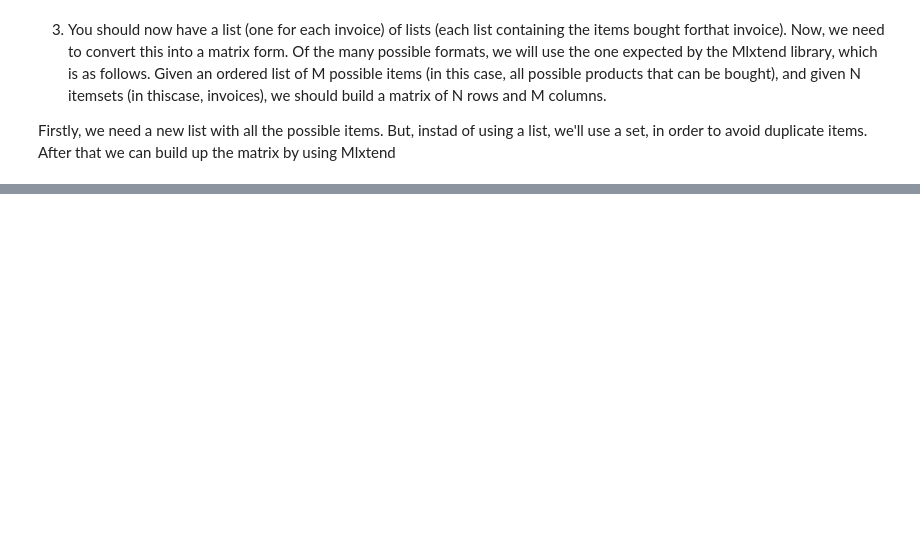
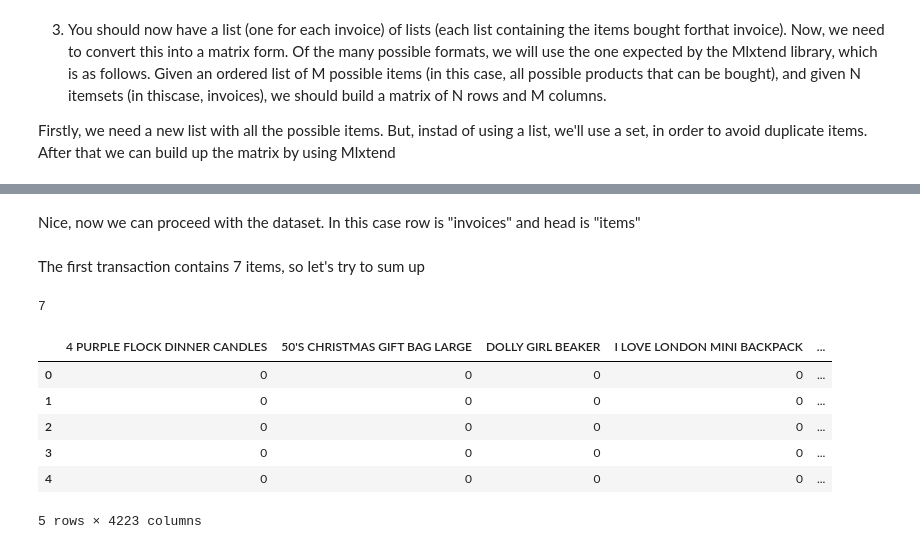
Before and after one commit to francescodisalvo05/Data-Science-Lab-Exercises, a Jupyter notebook: Notebooks/3-Laboratory-22-10-2020.ipynb, the cells around one changed output, grey strips where cells are left out. Cells and saved outputs as stored; diff of their text form; code cells hidden in the pictures; blank space fills up the shorter version.

```diff
--- a/Notebooks/3-Laboratory-22-10-2020.ipynb
+++ b/Notebooks/3-Laboratory-22-10-2020.ipynb
@@ -104,0 +98,2 @@ matrix
+# %% [markdown]
+Nice, now we can proceed with the dataset. In this case row is "invoices" and head is "items"
@@ -104,0 +102,6 @@ matrix
+# %% [markdown]
+The first transaction contains 7 items, so let's try to sum up
+# %%
+sum(matrix[0])
+# %% [output]
+7
@@ -104,0 +112,10 @@ matrix
+# %%
+df.head()
+# %% [output]
+|  | 4 PURPLE FLOCK DINNER CANDLES | 50'S CHRISTMAS GIFT BAG LARGE | DOLLY GIRL BEAKER | I LOVE LONDON MINI BACKPACK | ... |
+| 0 | 0 | 0 | 0 | 0 | ... |
+| 1 | 0 | 0 | 0 | 0 | ... |
+| 2 | 0 | 0 | 0 | 0 | ... |
+| 3 | 0 | 0 | 0 | 0 | ... |
+| 4 | 0 | 0 | 0 | 0 | ... |
+5 rows × 4223 columns
```
Also changed, not shown: parts of 20 cells of this notebook.
